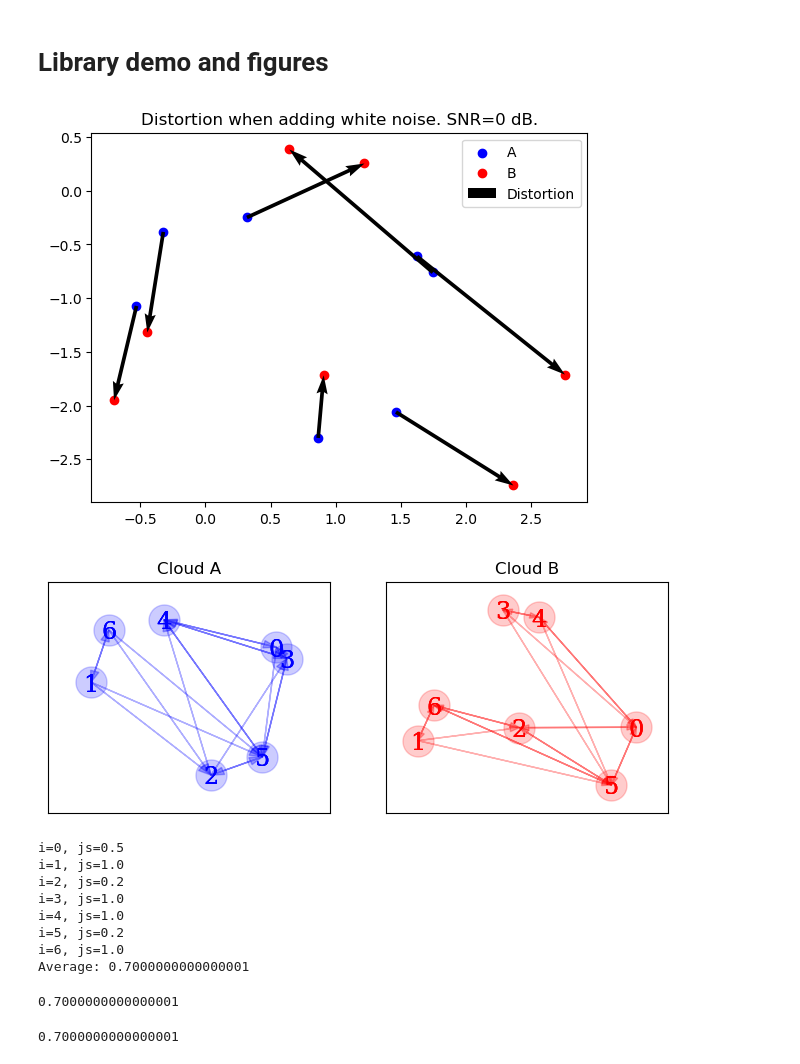
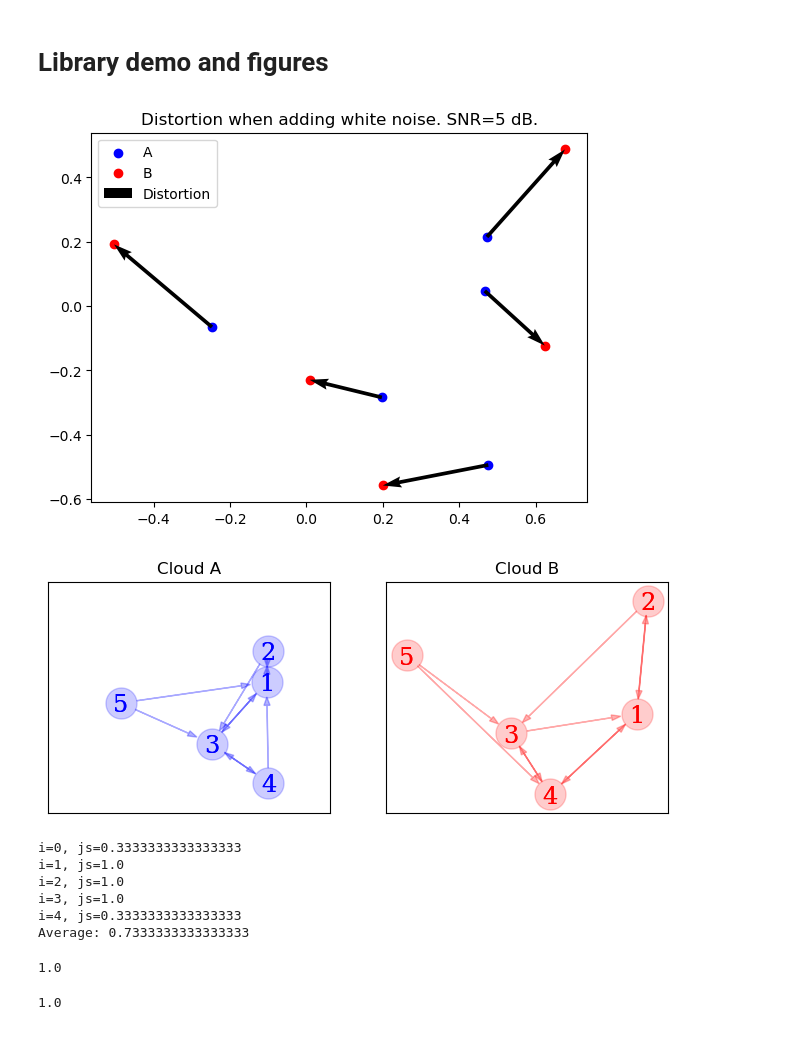
Before and after one commit to tiagoft/graph_structure, a Jupyter notebook: experiments/neurips2024/notebooks/library_demo.ipynb, the cells around one changed output. Drawn from its saved outputs; the diff is of its cells as text; code cells hidden in the pictures.

```diff
--- a/experiments/neurips2024/notebooks/library_demo.ipynb
+++ b/experiments/neurips2024/notebooks/library_demo.ipynb
@@ -8,16 +8,16 @@ np.random.seed(1)
 # %%
 # Point clouds: A and B
-n_points = 7
+n_points = 5
 n_dim = 2 # Two dimensions so we can plot them without using dirty tricks
 
 # This is the noise level
-snr = 0 # dB
+snr = 5 # dB
 def alpha_from_snr(snr):
     return 10**(-snr / 20)
 
 alpha = alpha_from_snr(snr)
-A = np.random.randn(n_points, n_dim)
-B = A + alpha * np.random.randn(n_points, n_dim)
+A = np.random.random((n_points, n_dim))-0.5
+B = A + alpha * (np.random.random((n_points, n_dim))-0.5)
 # %%
 plt.figure()
 plt.scatter(A[:,0], A[:,1], c='b', label='A')
@@ -27,62 +27,83 @@ plt.title(f'Distortion when adding white noise. SNR={snr} dB.')
 plt.legend()
 plt.show()
 # %% [output]
-[figure, old version]
+[figure, new version]
 # %%
 # Nearest neighbors
-k = 3 # Number of neighbors
-na = gs.nearest_neighbors(A, self_is_neighbor=False, metric='cosine')[:,:k]
-nb = gs.nearest_neighbors(B, self_is_neighbor=False, metric='cosine')[:,:k]
+k = 2 # Number of neighbors
+na = gs.nearest_neighbors(A, self_is_neighbor=False, metric='euclidean')[:,:k]
+nb = gs.nearest_neighbors(B, self_is_neighbor=False, metric='euclidean')[:,:k]
 
+minx = min(np.min(A[:,0]), np.min(B[:,0]))-0.1
+maxx = max(np.max(A[:,0]), np.max(B[:,0]))+0.1
+miny = min(np.min(A[:,1]), np.min(B[:,1]))-0.1
+maxy = max(np.max(A[:,1]), np.max(B[:,1]))+0.1
 
 plt.figure(figsize=(8,3))
 plt.subplot(1,2,1)
 plt.scatter(A[:,0], A[:,1], c='b', label='A', alpha=0.2, s=500)
-plt.xlim([np.min(A[:,0])-0.5, np.max(A[:,0])+0.5])
-plt.ylim([np.min(A[:,1])-0.5, np.max(A[:,1])+0.5])
+plt.xlim([minx, maxx])
+plt.ylim([miny, maxy])
 plt.xticks([])
 plt.yticks([])
 plt.title('Cloud A')
 plt.subplot(1,2,2)
 plt.scatter(B[:,0], B[:,1], c='r', label='B', alpha=0.2, s=500)
-plt.xlim([np.min(B[:,0])-0.5, np.max(B[:,0])+0.5])
-plt.ylim([np.min(B[:,1])-0.5, np.max(B[:,1])+0.5])
+plt.xlim([minx, maxx])
+plt.ylim([miny, maxy])
 plt.xticks([])
 plt.yticks([])
 plt.title('Cloud B')
 for n in range(n_points):
     for k_ in range(k):
         plt.subplot(1,2,1)
-        plt.arrow(x=A[n,0], y=A[n,1],dx=A[na[n,k_],0]-A[n,0], dy=A[na[n,k_],1]-A[n,1],
+        x0 = A[n,:]
+        x1 = A[na[n,k_],:]
+        dx = x1-x0
+        direcao_x = dx / np.linalg.norm(dx)
+        c = 0.08
+        x_inicial = x0 + c * direcao_x
+        x_final = x1 - c * direcao_x
+        dx_final = x_final-x_inicial
+        plt.arrow(x=x_inicial[0], y=x_inicial[1],dx=dx_final[0], dy=dx_final[1],
                   length_includes_head = True,
-                  head_width=0.1,
+                  head_width=0.03,
                   color='b',
                   alpha=0.3,
                   )
-        plt.text(x=A[n,0], y=A[n,1], s=f'{n}',
+        plt.text(x=A[n,0], y=A[n,1], s=f'{n+1}',
                  horizontalalignment='center',
                  verticalalignment='center_baseline',
                  fontsize='xx-large',
                  color='b',
                  fontname='serif'
                  )
         plt.subplot(1,2,2)
-        plt.arrow(x=B[n,0], y=B[n,1],dx=B[nb[n,k_],0]-B[n,0], dy=B[nb[n,k_],1]-B[n,1],
+        x0 = B[n,:]
+        x1 = B[nb[n,k_],:]
+        dx = x1-x0
+        direcao_x = dx / np.linalg.norm(dx)
+        c = 0.08
+        x_inicial = x0 + c * direcao_x
+        x_final = x1 - c * direcao_x
+        dx_final = x_final-x_inicial
+
+        plt.arrow(x=x_inicial[0], y=x_inicial[1],dx=dx_final[0], dy=dx_final[1],
             length_includes_head = True,
-            head_width=0.1,
+            head_width=0.03,
             color='r',
             alpha=0.3,
             )
-        plt.text(x=B[n,0], y=B[n,1], s=f'{n}',
+        plt.text(x=B[n,0], y=B[n,1], s=f'{n+1}',
                  horizontalalignment='center',
                  verticalalignment='center_baseline',
                  fontsize='xx-large',
                  color='r',
                  fontname='serif'
                  )
 plt.savefig('graph_induction.pdf',  bbox_inches='tight')
 # %% [output]
-[figure, old version]
+[figure, new version]
 # %%
 # Jaccard similarity for each point in the cloud
 all_js = [gs.compute_jaccard_similarity(set(na[i,:]), set(nb[i,:])) for i in range(na.shape[0])]
@@ -90,23 +111,21 @@ for i, js in enumerate(all_js):
     print(f'i={i}, js={js}')
 print(f'Average: {np.mean(all_js)}')
 # %% [output]
-i=0, js=0.5
+i=0, js=0.3333333333333333
 i=1, js=1.0
-i=2, js=0.2
+i=2, js=1.0
 i=3, js=1.0
-i=4, js=1.0
-i=5, js=0.2
-i=6, js=1.0
-Average: 0.7000000000000001
+i=4, js=0.3333333333333333
+Average: 0.7333333333333333
 # %%
 # Average similarity for all points in the cloud
 s = gs.mean_neighborhood_similarity_from_neighborhood(na, nb, k=k)
 print(s)
 # %% [output]
-0.7000000000000001
+1.0
 # %%
 # Or: a function that does everything
 s = gs.mean_neighborhood_similarity_from_points(A, B, k=k)
 print(s)
 # %% [output]
-0.7000000000000001
+1.0
```
Also changed, not shown: parts of 1 cell of this notebook, 2 other files.
